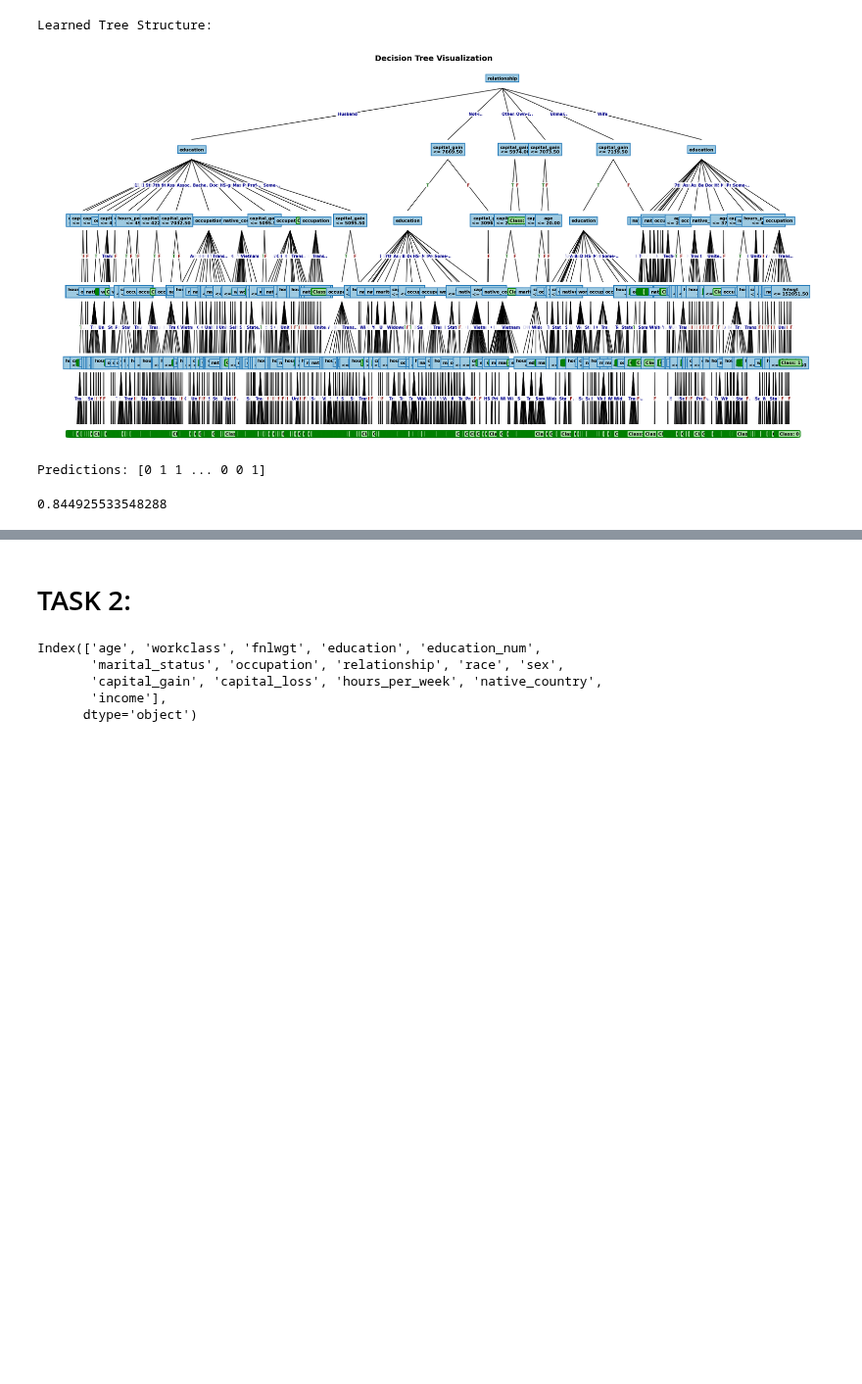
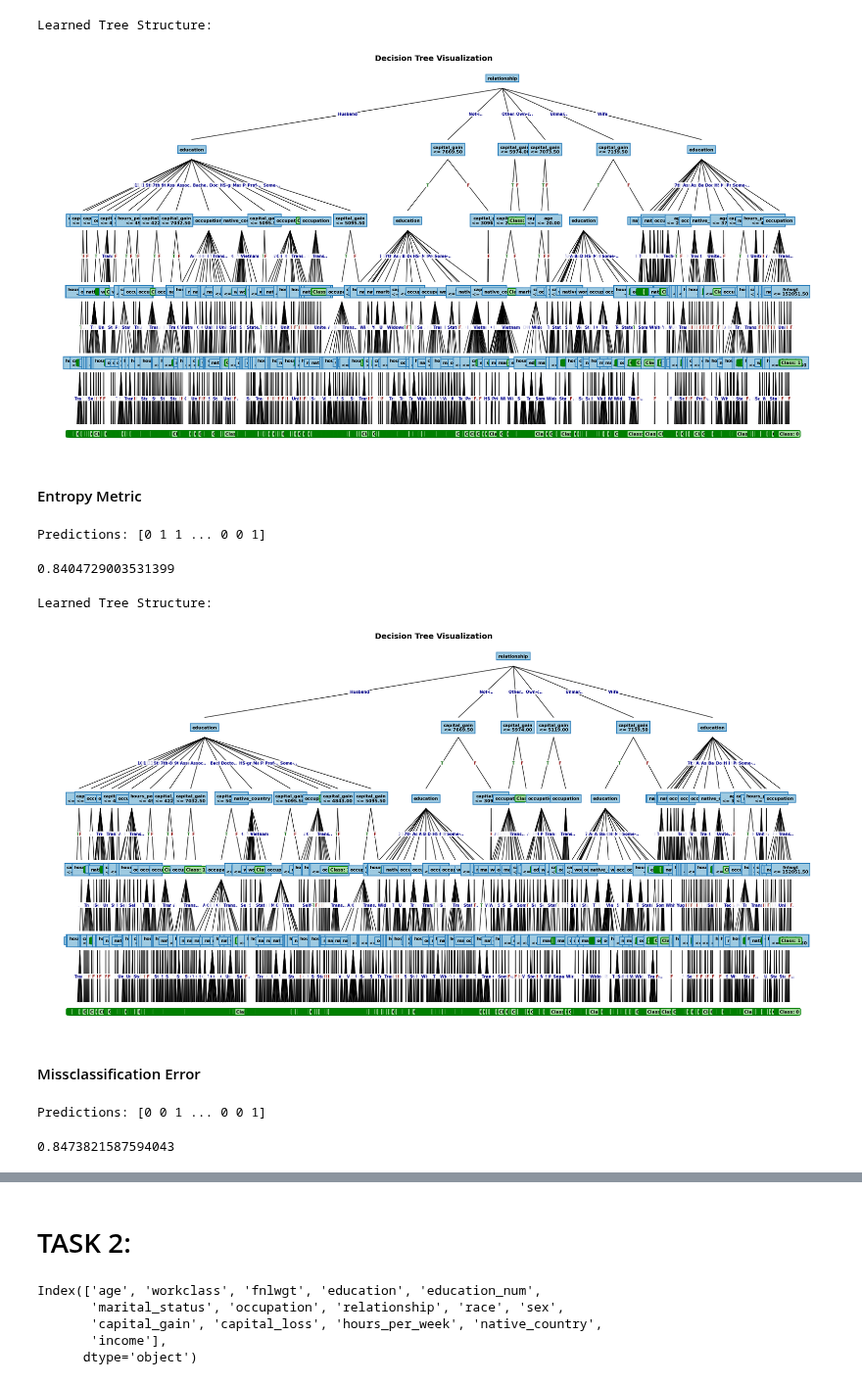
Before and after one commit to Enthusiast101/APR, a Jupyter notebook: task.ipynb, the cells around one changed output, grey strips where cells are left out. Shown at 98% size. Cells and saved outputs as stored; diff of their text form; code cells hidden in the pictures; blank space fills up the shorter version.

```diff
--- a/task.ipynb
+++ b/task.ipynb
@@ -401,19 +322,16 @@ class DecisionTreeClassifier:
         total_samples = len(parent_y)
 
         if self.criterion == "entropy":
-            # Information Gain
             parent_imp = self.metrics.entropy(parent_y)
             child_imp = sum((len(c) / total_samples) * self.metrics.entropy(c) for c in child_splits)
             return parent_imp - child_imp
 
         elif self.criterion == "gini":
-            # Gini Reduction
             parent_imp = self.metrics.gini_index(parent_y)
             child_imp = sum((len(c) / total_samples) * self.metrics.gini_index(c) for c in child_splits)
             return parent_imp - child_imp
 
         elif self.criterion == "misclassification_error":
-            # Error Reduction
             parent_imp = self.metrics.misclassification_error(parent_y)
             child_imp = sum((len(c) / total_samples) * self.metrics.misclassification_error(c) for c in child_splits)
             return parent_imp - child_imp
@@ -546,21 +464,15 @@ class DecisionTreeClassifier:
         return np.array([self._traverse_tree(row, self.root) for _, row in X_df.iterrows()])
 
     def print_tree(self, figsize=(20, 10)):
-        """
-        Plots the decision tree diagrammatically without node overlapping
-        by placing leaf nodes at equal horizontal intervals.
-        """
         if self.root is None:
             print("Tree has not been fitted yet!")
             return
 
-        # 1. Helper to count leaf nodes (determines required width)
         def _count_leaves(node):
             if node is None or node.is_leaf_node() or not node.children:
                 return 1
             return sum(_count_leaves(child) for child in node.children.values())
 
-        # 2. Helper to get maximum depth (determines required height)
         def _get_max_depth(node):
             if node is None or node.is_leaf_node() or not node.children:
                 return 1
@@ -572,7 +484,7 @@ class DecisionTreeClassifier:
         fig, ax = plt.subplots(figsize=figsize)
         ax.axis("off")
 
-        leaf_counter = 0  # Tracks leaf position from left to right [0, total_leaves - 1]
+        leaf_counter = 0
 
         def _plot_node(node, depth=1):
             nonlocal leaf_counter
@@ -580,12 +492,10 @@ class DecisionTreeClassifier:
             if node is None:
                 return 0.0, 0.0
 
-            # Vertical coordinate proportional to depth
             y = 1.0 - (depth / (total_depth + 1))
 
             # --- LEAF NODE ---
             if node.is_leaf_node() or not node.children:
-                # Place leaf horizontally based on global leaf count
                 x = (leaf_counter + 0.5) / total_leaves
                 leaf_counter += 1
 
@@ -600,10 +510,9 @@ class DecisionTreeClassifier:
                 cx, cy = _plot_node(child_node, depth + 1)
                 child_coords.append((branch_key, child_node, cx, cy))
 
-            # Parent x-coordinate is centered exactly over its children
+
             x = sum(cx for _, _, cx, _ in child_coords) / len(child_coords)
 
-            # Node label formatting
             if node.is_continuous:
                 label = f"{node.feature}\n<= {node.threshold:.2f}"
             else:
@@ -612,22 +521,18 @@ class DecisionTreeClassifier:
             bbox_props = dict(boxstyle="square,pad=0.4", fc="#9ecae1", ec="#3182bd", lw=1.5)
             ax.text(x, y, label, ha="center", va="center", bbox=bbox_props, fontsize=8, fontweight="bold")
 
-            # Draw edges to children
             for branch_key, child_node, cx, cy in child_coords:
                 ax.plot([x, cx], [y - 0.02, cy + 0.02], color="black", lw=1.0, zorder=1)
 
-                # Edge text label formatting
                 if node.is_continuous:
                     edge_label = "T" if branch_key == "<=" else "F"
                     edge_color = "darkgreen" if branch_key == "<=" else "darkred"
                 else:
-                    # Truncate long category names to keep image readable
                     edge_label = str(branch_key)
                     if len(edge_label) > 8:
                         edge_label = edge_label[:6] + ".."
                     edge_color = "darkblue"
 
-                # Draw branch label on the edge line
                 x_mid = (x + cx) / 2
                 y_mid = (y + cy) / 2
                 ax.text(
@@ -645,7 +550,6 @@ class DecisionTreeClassifier:
 
             return x, y
 
-        # Start recursive plotting from root
         _plot_node(self.root, depth=1)
 
         plt.title("Decision Tree Visualization", fontsize=14, fontweight="bold", pad=20)
@@ -661,9 +573,23 @@ tree.print_tree(figsize=(20, 10))
 # %% [output]
 Learned Tree Structure:
 [figure]
+# %% [markdown]
+#### Entropy Metric
+# %%
+tree = DecisionTreeClassifier(criterion="entropy", max_depth=5)
+tree.fit(X_train, y_train)
 # %%
-# Predict on new data
 preds = tree.predict(X_val)
 print("\nPredictions:", preds)
+accuracy_score(np.array(preds), y_val.values)
 # %% [output]
 Predictions: [0 1 1 ... 0 0 1]
+0.8404729003531399
+# %%
+print("Learned Tree Structure:")
+tree.print_tree(figsize=(20, 10))
+# %% [output]
+Learned Tree Structure:
+[figure, added]
+# %% [markdown]
+#### Missclassification Error
@@ -670,5 +599,7 @@ Predictions: [0 1 1 ... 0 0 1]
 # %%
-from sklearn.metrics import accuracy_score
+preds = tree.predict(X_val)
+print("\nPredictions:", preds)
 accuracy_score(np.array(preds), y_val.values)
 # %% [output]
-0.844925533548288
+Predictions: [0 0 1 ... 0 0 1]
+0.8473821587594043
```
Also changed, not shown: parts of 34 cells of this notebook.
